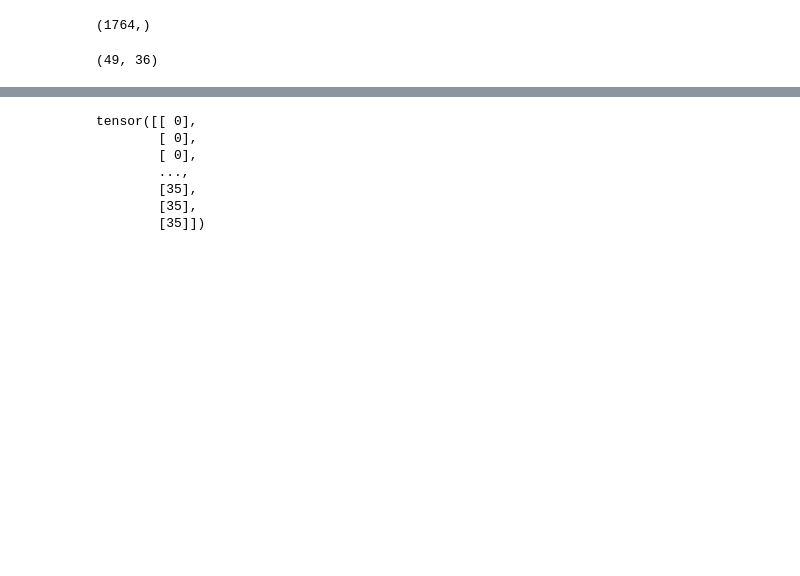
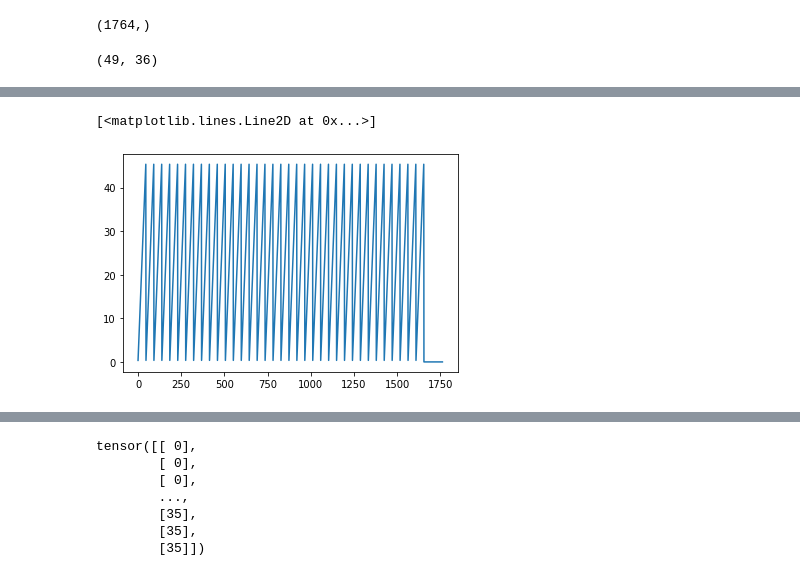
Before and after one commit to BorgwardtLab/Imputing_Signatures, a Jupyter notebook: notebooks/testing_gp_sig_adapter_padding.ipynb, the cells around one changed output, grey strips where cells are left out. Saved outputs shown, nothing was run; the diff lists cells and outputs as text; code cells hidden in the pictures; blank space fills up the shorter version.

```diff
--- a/notebooks/testing_gp_sig_adapter_padding.ipynb
+++ b/notebooks/testing_gp_sig_adapter_padding.ipynb
@@ -702,0 +697,5 @@ test_indices_i = test_indices[instance]
+# %%
+plt.plot(test_inputs_i)
+# %% [output]
+[<matplotlib.lines.Line2D at 0x...>]
+[figure, added]
```
Also changed, not shown: parts of 26 cells of this notebook.
